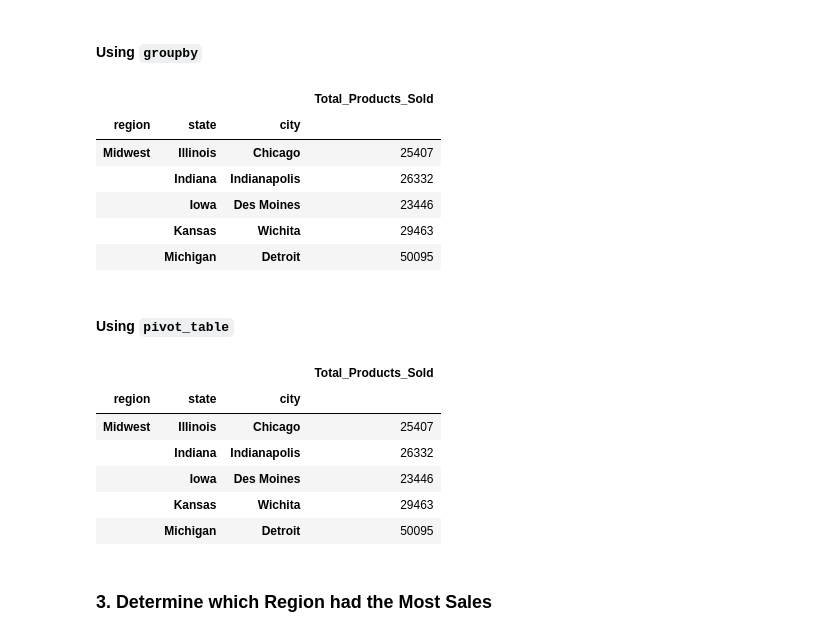
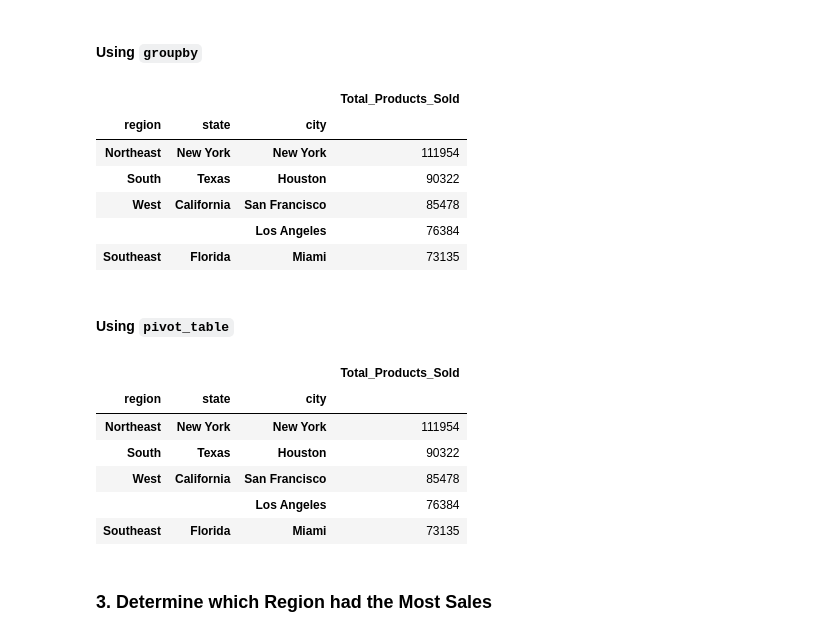
Before and after one commit to dannygallardo/athletic_sales_analysis, a Jupyter notebook: athletic_sales_analysis_starter_code.ipynb, the cells around one changed output. Cells and saved outputs as stored; diff of their text form; code cells hidden in the pictures.

```diff
--- a/athletic_sales_analysis_starter_code.ipynb
+++ b/athletic_sales_analysis_starter_code.ipynb
@@ -68,7 +68,7 @@ dtype: object
 #### Combine the sales data by rows.
 # %%
 # Combine the 2020 and 2021 sales DataFrames on the rows and reset the index.
-athletic_sales_2020_2021_df = pd.concat([athletic_sales_2020_df, athletic_sales_2021_df], axis ='rows')
+athletic_sales_2020_2021_df = pd.concat([athletic_sales_2020_df, athletic_sales_2021_df], join = 'inner', axis ='rows')
 athletic_sales_2020_2021_df.reset_index(inplace=True)
 athletic_sales_2020_2021_df
 # %% [output]
@@ -165,18 +165,19 @@ dtype: object
 # %%
 # Show the number products sold for region, state, and city.
 # Rename the sum to "Total_Products_Sold".
 region_state_city_df = athletic_sales_2020_2021_df.groupby(['region','state','city'])[['units_sold']].sum()
 region_state_city_df = region_state_city_df.rename(columns={'units_sold':'Total_Products_Sold'})
+regions_state_city_sorted = region_state_city_df.sort_values(by='Total_Products_Sold', ascending = False)
 # Show the top 5 results.
-region_state_city_df.head()
+regions_state_city_sorted.head()
 # %% [output]
 |  |  |  | Total_Products_Sold |
 | region | state | city |  |
-| Midwest | Illinois | Chicago | 25407 |
-|  | Indiana | Indianapolis | 26332 |
-|  | Iowa | Des Moines | 23446 |
-|  | Kansas | Wichita | 29463 |
-|  | Michigan | Detroit | 50095 |
+| Northeast | New York | New York | 111954 |
+| South | Texas | Houston | 90322 |
+| West | California | San Francisco | 85478 |
+|  |  | Los Angeles | 76384 |
+| Southeast | Florida | Miami | 73135 |
 # %% [markdown]
 #### Using `pivot_table`
 # %%
@@ -188,17 +189,18 @@ total_products_pivot_df = pd.pivot_table(athletic_sales_2020_2021_df,
 
 # Rename the "units_sold" column to "Total_Products_Sold"
 total_products_pivot_df = region_state_city_df.rename(columns={'units_sold':'Total_Products_Sold'})
+total_products_pivot_sorted = total_products_pivot_df.sort_values(by='Total_Products_Sold', ascending = False)
 
 # Show the top 5 results.
-total_products_pivot_df.head()
+total_products_pivot_sorted.head()
 # %% [output]
 |  |  |  | Total_Products_Sold |
 | region | state | city |  |
-| Midwest | Illinois | Chicago | 25407 |
-|  | Indiana | Indianapolis | 26332 |
-|  | Iowa | Des Moines | 23446 |
-|  | Kansas | Wichita | 29463 |
-|  | Michigan | Detroit | 50095 |
+| Northeast | New York | New York | 111954 |
+| South | Texas | Houston | 90322 |
+| West | California | San Francisco | 85478 |
+|  |  | Los Angeles | 76384 |
+| Southeast | Florida | Miami | 73135 |
 # %% [markdown]
 ### 3. Determine which Region had the Most Sales
 # %% [markdown]
```
Also changed, not shown: parts of 5 cells of this notebook.
